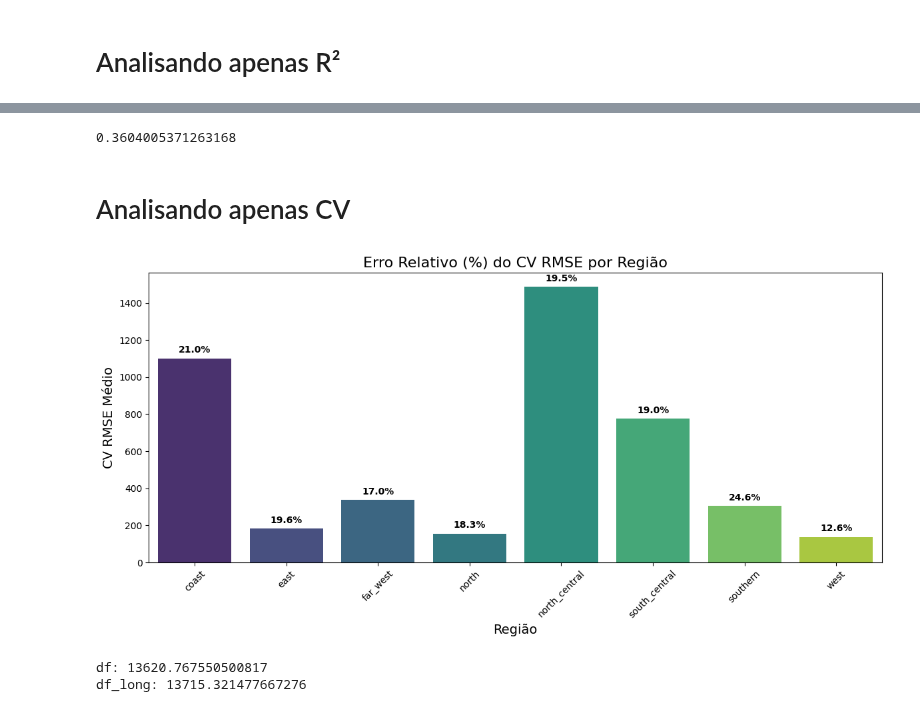
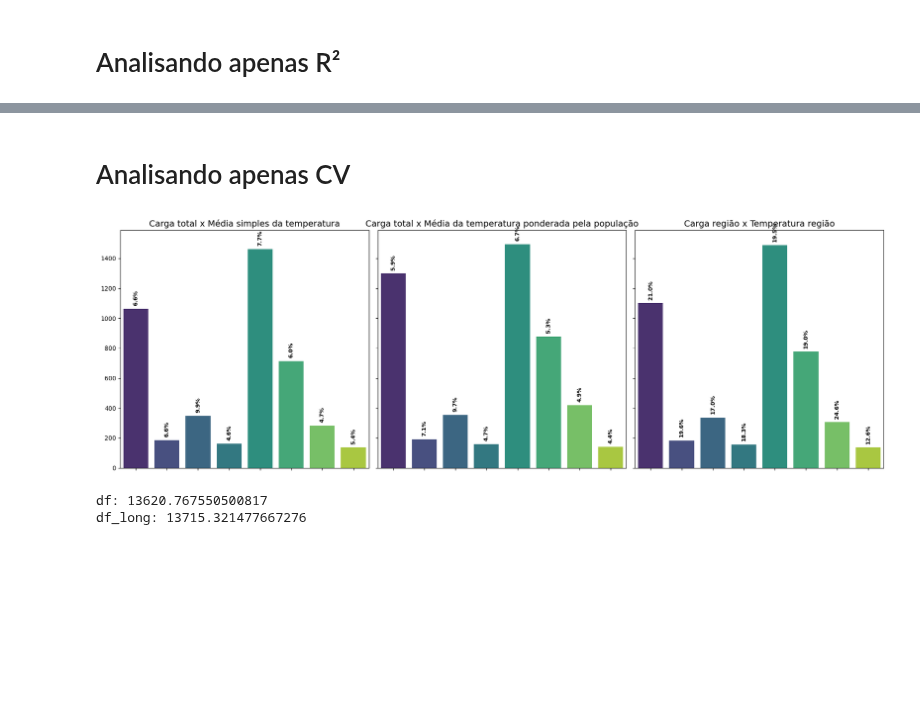
Before and after one commit to jrodrigotico/serena-tcc, a Jupyter notebook: debug_modelo.ipynb, the cells around one changed output, grey strips where cells are left out. Drawn from its saved outputs; the diff is of its cells as text; code cells hidden in the pictures; blank space fills up the shorter version.

```diff
--- a/debug_modelo.ipynb
+++ b/debug_modelo.ipynb
@@ -533,41 +555,47 @@ plot_r2_por_regiao(tabela3, titulo="R² por Região - Média Simples da Temperat
-# %%
-tabela1[(tabela1['regiao']=='far_west')]['R² Validação'].mean()
-# %% [output]
-0.3604005371263168
 # %% [markdown]
 # Analisando apenas CV
 # %%
-def plot_erro_relativo_por_regiao(df, titulo="Erro Relativo (%) do CV RMSE por Região"):
+import matplotlib.pyplot as plt
+import seaborn as sns
+
+def plot_erro_relativo_por_regiao(df, ax, titulo):
     # Agrupar os dados por região
     df_grouped = df.groupby("regiao").agg({
         'CV RMSE Médio': 'mean',
         'CV RMSE DP': 'mean'
     }).reset_index()
 
-    # Calcular erro relativo (%) para cada região
+    # Calcular erro relativo (%)
     df_grouped["Erro Relativo (%)"] = (df_grouped["CV RMSE DP"] / df_grouped["CV RMSE Médio"]) * 100
 
     # Plot
-    plt.figure(figsize=(12, 6))
-    ax = sns.barplot(data=df_grouped, x="regiao", y="CV RMSE Médio", palette="viridis", ci=None)
+    sns.barplot(data=df_grouped, x="regiao", y="CV RMSE Médio", palette="viridis", ax=ax, errorbar=None)
 
-    # Adicionar texto com erro relativo (%) acima de cada barra
+    # Adicionar os valores acima das barras com um pequeno deslocamento e rotação
     for i, row in df_grouped.iterrows():
         ax.text(i, row["CV RMSE Médio"] + 30, f'{row["Erro Relativo (%)"]:.1f}%',
-                color='black', ha="center", weight="bold")
+                color='black', ha="center", weight="bold", fontsize=9, rotation=90)
 
-    # Finalizar gráfico
-    plt.title(titulo, fontsize=16)
-    plt.xlabel("Região", fontsize=14)
-    plt.ylabel("CV RMSE Médio", fontsize=14)
-    plt.xticks(rotation=45)
-    plt.tight_layout()
-    plt.show()
+    # Estética do gráfico
+    ax.set_title(titulo, fontsize=14)
+    ax.set_ylabel("", fontsize=12)
+    ax.set_xlabel("")  # Remove "Região"
+    ax.set_xticklabels([])  # Remove nomes das regiões se quiser
+    ax.set_ylim(0, df_grouped["CV RMSE Médio"].max() + 100)
 
 
-plot_erro_relativo_por_regiao(tabela3, titulo="Erro Relativo (%) do CV RMSE por Região")
+# Criar os subplots
+fig, axs = plt.subplots(1, 3, figsize=(18, 6), sharey=True)
+
+# Gerar os gráficos
+plot_erro_relativo_por_regiao(tabela1, axs[0], "Carga total x Média simples da temperatura")
+plot_erro_relativo_por_regiao(tabela2, axs[1], "Carga total x Média da temperatura ponderada pela população")
+plot_erro_relativo_por_regiao(tabela3, axs[2], "Carga região x Temperatura região")
+
+plt.tight_layout()
+plt.show()
 # %% [output]
-[figure, old version]
+[figure, new version]
 # %%
 df_pond_long[df_pond_long['regiao']=='coast']['carga'].mean()
 
```
Also changed, not shown: parts of 6 cells of this notebook, 1 other file.
